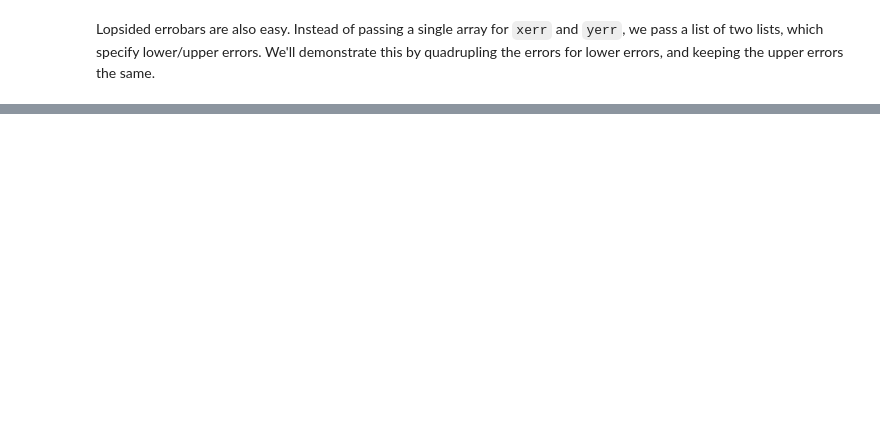
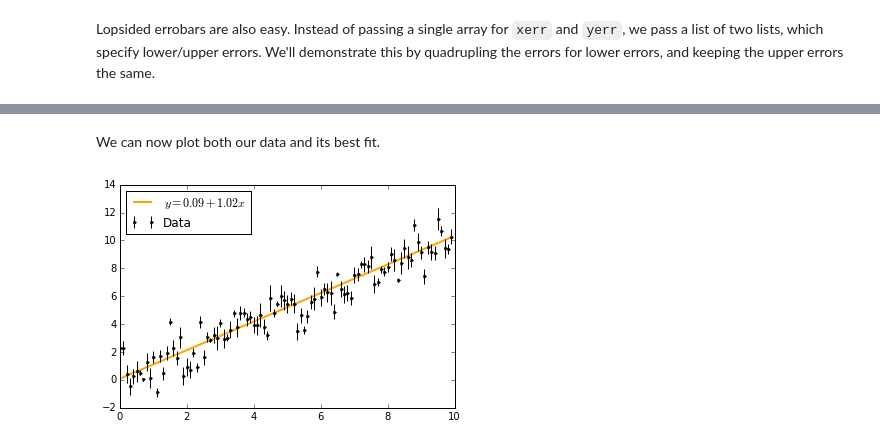
Before and after one commit to gillenbrown/PythonTutorial, a Jupyter notebook: Plotting.ipynb, the cells around one changed output, grey strips where cells are left out. Drawn from its saved outputs; the diff is of its cells as text; code cells hidden in the pictures; blank space fills up the shorter version.

```diff
--- a/Plotting.ipynb
+++ b/Plotting.ipynb
@@ -365,0 +428,4 @@ Let's combine all of these to make a nice plot.
+# %%
+xs = np.arange(0, 10, 0.1)
+ys = [x + np.random.normal(0, 1.0) for x in xs]
+y_errs = [np.random.normal(0.5, 0.2) for x in xs]
@@ -365,0 +434,3 @@ Let's combine all of these to make a nice plot.
+# %%
+weights = [1.0/err for err in y_errs]
+fit = np.polynomial.polynomial.polyfit(x=xs, y=ys, deg=1, w=weights)
@@ -365,0 +441,22 @@ Let's combine all of these to make a nice plot.
+# %%
+fit_ys = [sum(x**power * coeff for power, coeff in enumerate(fit)) for x in xs]
+
+fit_str = "$y="
+for power, coeff in enumerate(fit):
+    if power == 0:
+        fit_str += str(round(coeff, 2)) + "+"
+    elif power == 1:
+        fit_str += str(round(coeff, 2)) + "x" + "+"
+    else:
+        fit_str += str(round(coeff, 2)) + "x^{" + str(power) + "}+"
+# we need to get rid of that last +, and add the closing $
+fit_str = fit_str[:-1] + "$"
+# %% [markdown]
+We can now plot both our data and its best fit.
+# %%
+fig, ax = plt.subplots()
+ax.plot(xs, fit_ys, c="orange", label=fit_str, linewidth=2, zorder=1)
+ax.errorbar(xs, ys, yerr=y_errs, fmt=".", c="k", capsize=0, label="Data", zorder=2)
+ax.legend(loc=2);
+# %% [output]
+[figure, added]
```
Also changed, not shown: parts of 43 cells of this notebook.
